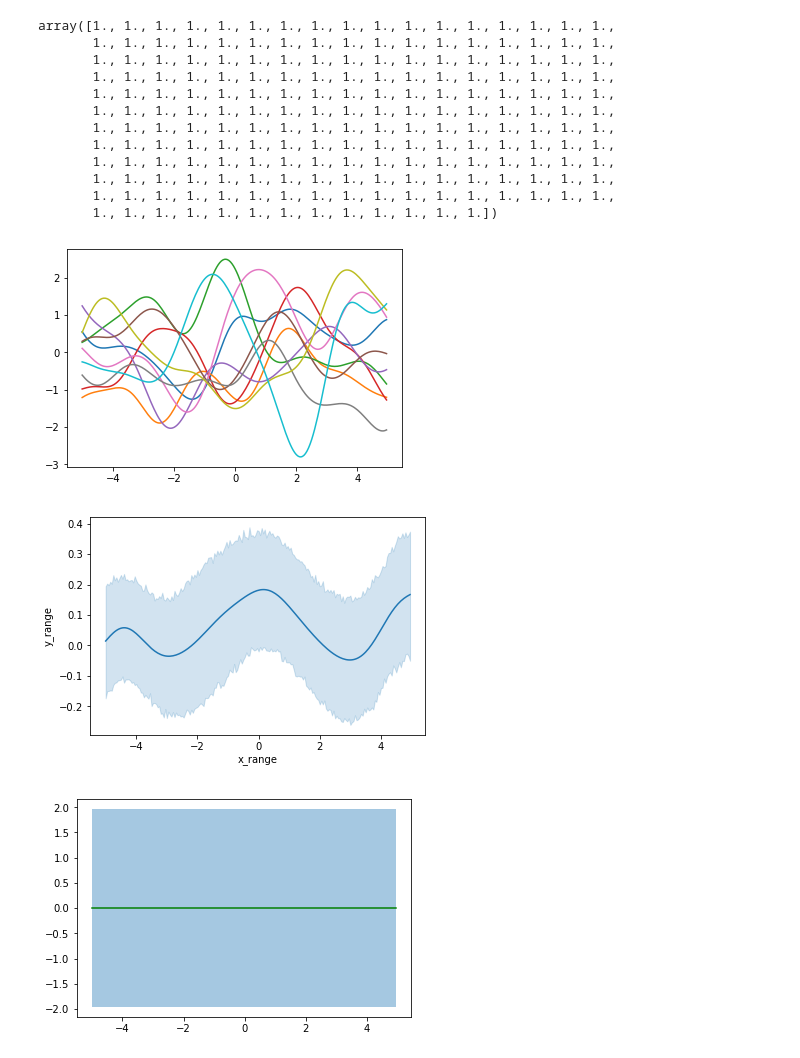
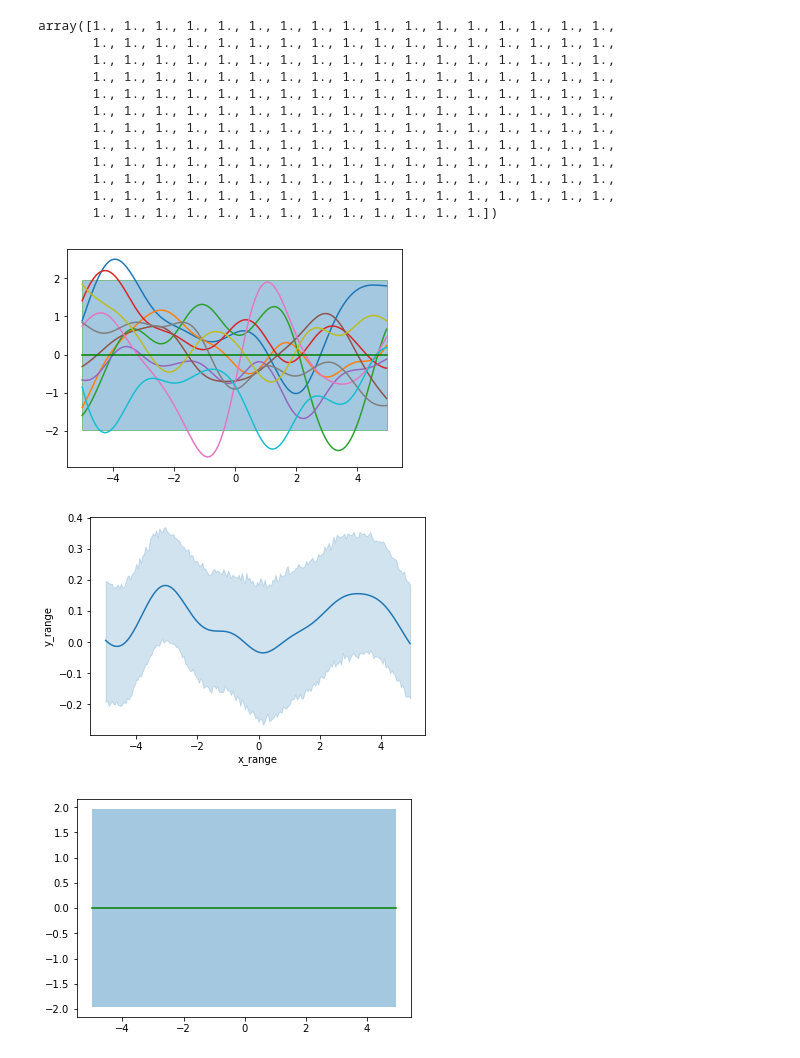
Before and after one commit to lindsay-forestell/MiniProjects, a Jupyter notebook: GaussianProcesses/gaussian_processes.ipynb, the cells around one changed output. Cells and saved outputs as stored; diff of their text form; code cells hidden in the pictures.

```diff
--- a/GaussianProcesses/gaussian_processes.ipynb
+++ b/GaussianProcesses/gaussian_processes.ipynb
@@ -59,25 +62,36 @@ array([1., 1., 1., 1., 1., 1., 1., 1., 1., 1., 1., 1., 1., 1., 1., 1., 1.,
        1., 1., 1., 1., 1., 1., 1., 1., 1., 1., 1., 1., 1.])
 # %%
 # Draw random vectors from this multivariate gaussian
+
 n_functions = 100
-prior_df = pd.DataFrame(columns = ['x_range', 'y_range'])
 
-for ii in range(n_functions):
 
-    y1 = np.random.multivariate_normal(mean_vec, cov_matrix)
+def plot_gaussian(n_functions):
+    prior_df = pd.DataFrame(columns = ['x_range', 'y_range'])
+    for ii in range(n_functions):
 
-    add_df = pd.DataFrame()
-    add_df['x_range'] = x_range
-    add_df['y_range'] = y1
+        y1 = np.random.multivariate_normal(mean_vec, cov_matrix)
 
-    prior_df = prior_df.append(add_df)
-    # Plot these randomly drawn functions
-    if ii%10 == 0:
-        plt.plot(x_range, y1)
+        add_df = pd.DataFrame()
+        add_df['x_range'] = x_range
+        add_df['y_range'] = y1
 
-plt.show()
+        prior_df = prior_df.append(add_df)
+        # Plot these randomly drawn functions
+        if ii%10 == 0:
+            plt.plot(x_range, y1)
+
+    # Also show the true mean and covariance of prior
+    std_vec = np.sqrt(np.diag(cov_matrix))
+    plt.plot(x_range, mean_vec, c='green')
+    plt.fill_between(x_range, mean_vec - 1.96*std_vec, mean_vec + 1.96*std_vec, alpha=0.4, edgecolor = 'green')
+    #sns.lineplot(x = 'x_range', y = 'y_range', data= prior_df)
+    plt.show()
+    return prior_df
+
+prior_df = plot_gaussian(100)
 # %% [output]
-[figure, old version]
+[figure, new version]
 # %%
 # Show the distribution and mean value for these functions
 # mean should be close to 0, with std not dependent on x?
@@ -85,7 +99,7 @@ plt.show()
 sns.lineplot(x = 'x_range', y = 'y_range', data= prior_df)
 plt.show()
 # %% [output]
-[figure, old version]
+[figure, new version]
 # %%
 # True mean and covariance of prior
 std_vec = np.sqrt(np.diag(cov_matrix))
```
Also changed, not shown: parts of 14 cells of this notebook, 4 other files.
